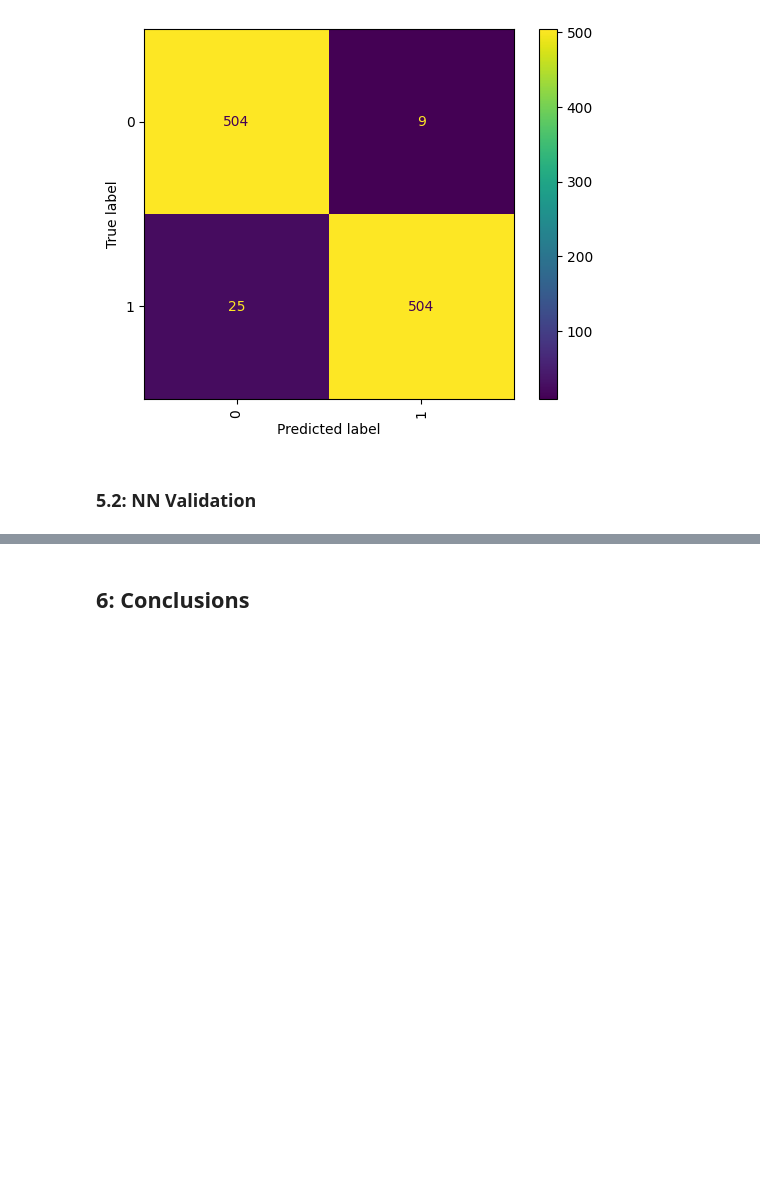
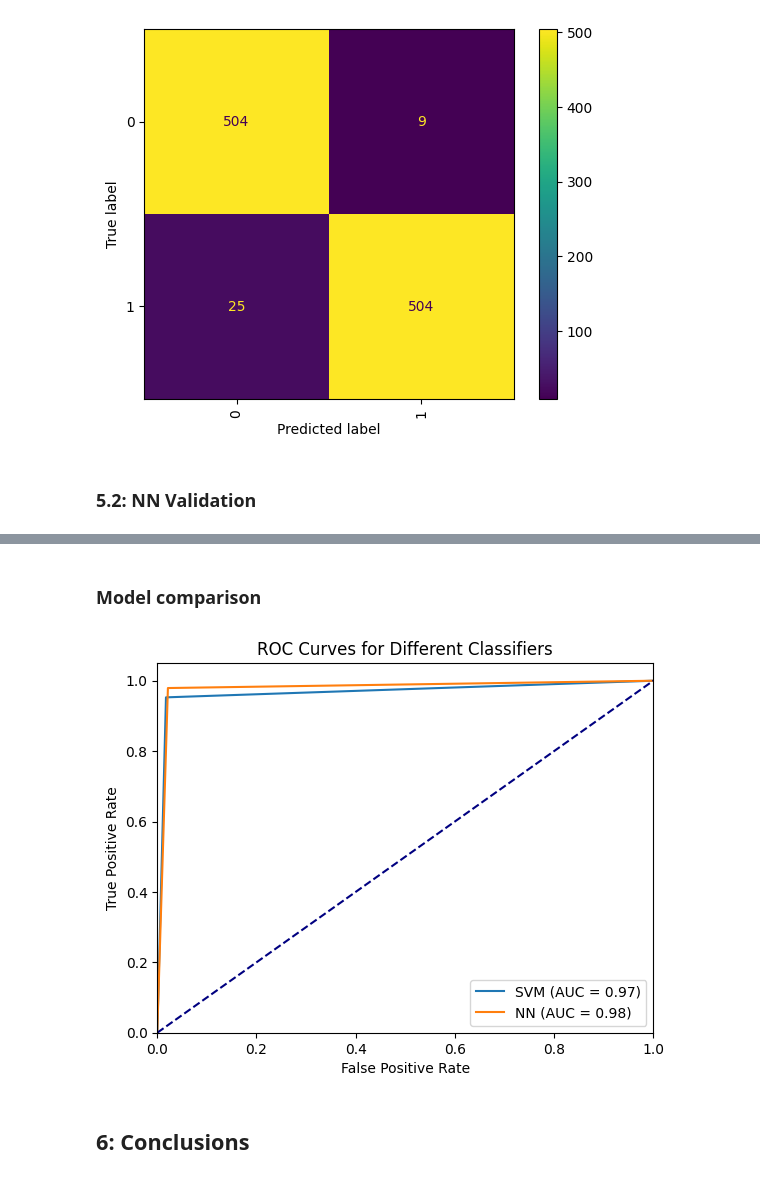
Before and after one commit to Dema00/ml-analysis-project, a Jupyter notebook: notebook.ipynb, the cells around one changed output, grey strips where cells are left out. Cells and saved outputs as stored; diff of their text form; code cells hidden in the pictures; blank space fills up the shorter version.

```diff
--- a/notebook.ipynb
+++ b/notebook.ipynb
@@ -650,5 +663,44 @@ weighted avg     0.9808    0.9808    0.9808      1042
 <sklearn.metrics._plot.confusion_matrix.ConfusionMatrixDisplay at 0x...>
 [figure]
+# %%
+import pickle
+
+with open('mlp_model.pkl','wb') as f:
+    pickle.dump(mlp_best,f)
+# %% [markdown]
+### Model comparison
+# %%
+from sklearn.metrics import roc_curve, auc
+from sklearn.model_selection import train_test_split
+
+
+fpr_svm, tpr_svm, _ = roc_curve(test_y, pred_y)
+roc_auc = auc(fpr_svm, tpr_svm)
+
+    # Plot the ROC curve
+plt.plot(fpr_svm, tpr_svm, label=f'SVM (AUC = {roc_auc:.2f})')
+
+fpr_mlp, tpr_mlp, _ = roc_curve(test_y, pred_y_mlp)
+roc_auc = auc(fpr_mlp, tpr_mlp)
+
+    # Plot the ROC curve
+plt.plot(fpr_mlp, tpr_mlp, label=f'NN (AUC = {roc_auc:.2f})')
+
+# Plot the 45-degree line (no-discrimination line)
+plt.plot([0, 1], [0, 1], color='navy', linestyle='--')
+
+# Customize the plot
+plt.xlim([0.0, 1.0])
+plt.ylim([0.0, 1.05])
+plt.xlabel('False Positive Rate')
+plt.ylabel('True Positive Rate')
+plt.title('ROC Curves for Different Classifiers')
+plt.legend(loc='lower right')
+
+# Show the plot
+plt.show()
+# %% [output]
+[figure, added]
 # %% [markdown]
 ## 6: Conclusions
 # %% [markdown]
```
Also changed, not shown: parts of 15 cells of this notebook, 8 other files.
